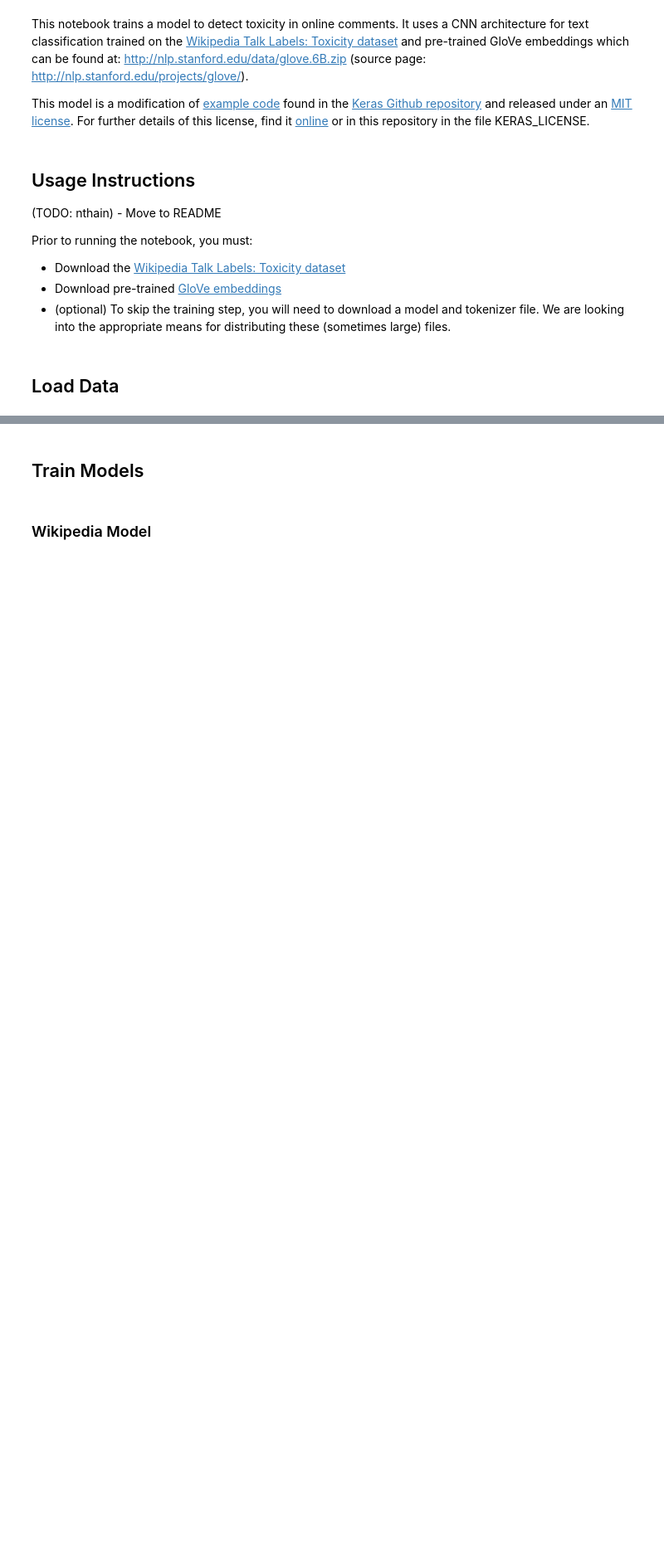
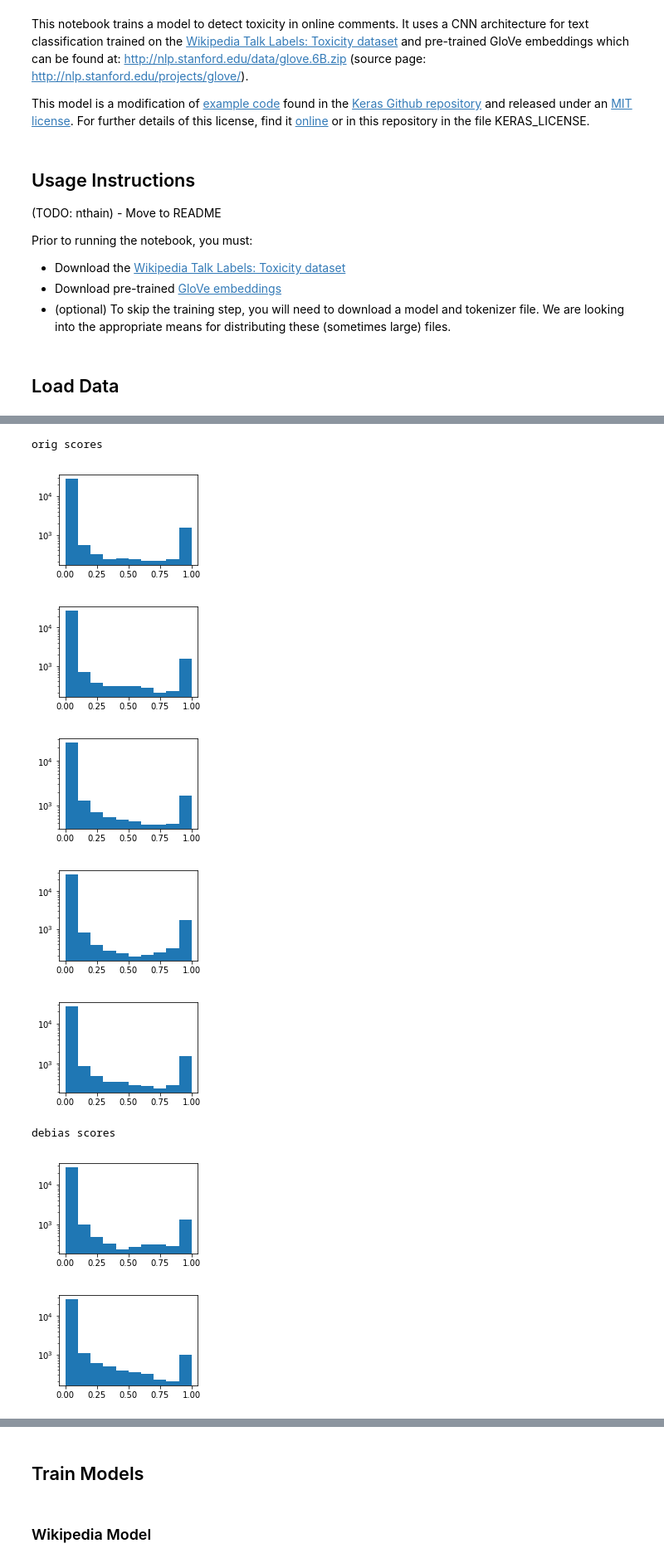
Before and after one commit to rubinovitz/unintended-ml-bias-analysis, a Jupyter notebook: src/Train Toxicity Model.ipynb, the cells around one changed output, grey strips where cells are left out. Shown: that part at 83% size. Cells and saved outputs as stored; diff of their text form; code cells hidden in the pictures; blank space fills up the shorter version.

```diff
--- a/src/Train Toxicity Model.ipynb
+++ b/src/Train Toxicity Model.ipynb
@@ -31,0 +150,30 @@ for split in SPLITS:
+# %%
+opts = {'log': True, 'normed': False}
+
+print('orig scores')
+for scores in orig_results:
+    plt.figure(figsize=(3,2))
+    plt.hist(scores, **opts)
+    plt.show()
+
+print('debias scores')
+for scores in debias_results:
+    plt.figure(figsize=(3,2))
+    plt.hist(scores, **opts)
+    plt.show()
+
+print('random scores')
+for scores in random_results:
+    plt.figure(figsize=(3,2))
+    plt.hist(scores, **opts)
+    plt.show()
+# %% [output]
+orig scores
+[figure, added]
+[figure, added]
+[figure, added]
+[figure, added]
+[figure, added]
+debias scores
+[figure, added]
+[figure, added]
```
Also changed, not shown: parts of 44 cells of this notebook.
